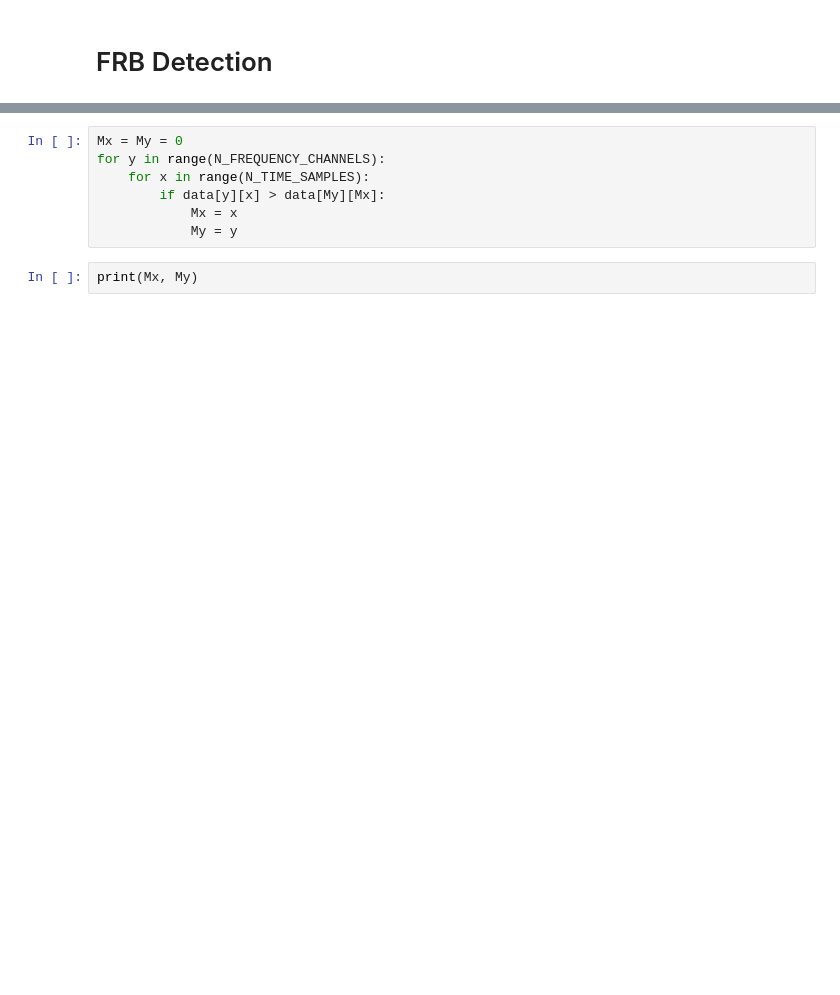
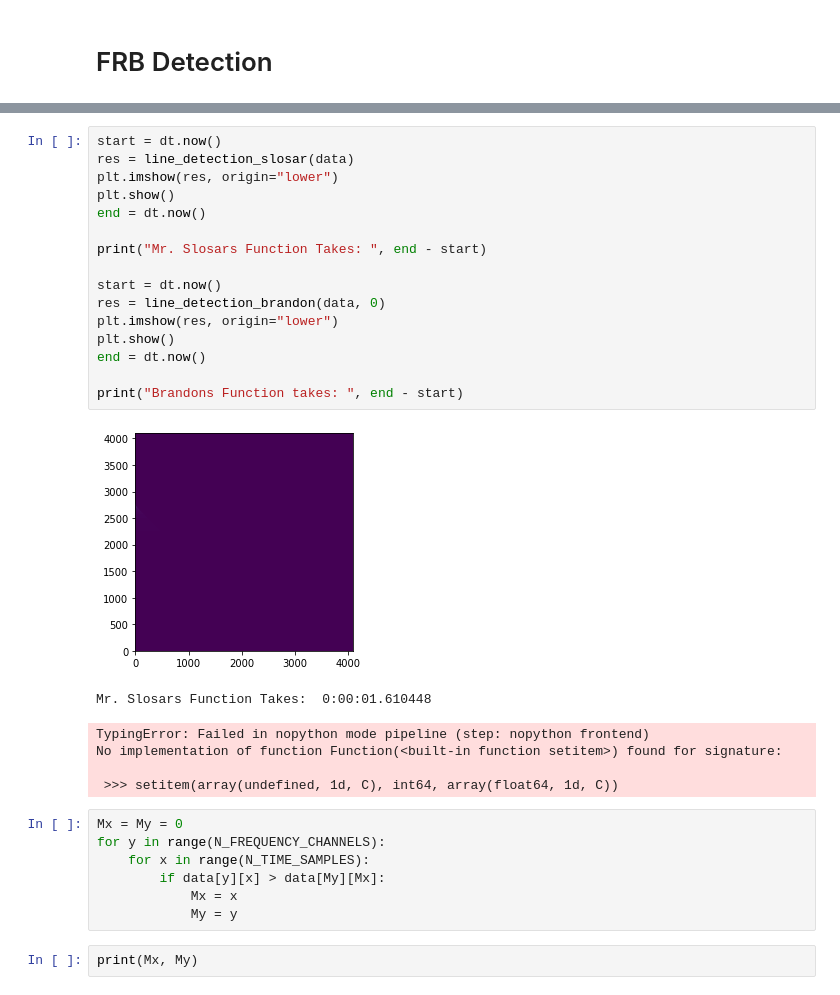
Before and after one commit to brandon-feder/BNL-FRB-Detection, a Jupyter notebook: generateData.ipynb, the cells around one changed output, grey strips where cells are left out. Cells and saved outputs as stored; diff of their text form; blank space fills up the shorter version.

```diff
--- a/generateData.ipynb
+++ b/generateData.ipynb
@@ -154,3 +126,26 @@ print(np.amax(data), np.where(data == np.amax(data)))
+# %%
+start = dt.now()
+res = line_detection_slosar(data)
+plt.imshow(res, origin="lower")
+plt.show()
+end = dt.now()
+
+print("Mr. Slosars Function Takes: ", end - start)
+
+start = dt.now()
+res = line_detection_brandon(data, 0)
+plt.imshow(res, origin="lower")
+plt.show()
+end = dt.now()
+
+print("Brandons Function takes: ", end - start)
+# %% [output]
+[figure, added]
+Mr. Slosars Function Takes:  0:00:01.610448
+TypingError: Failed in nopython mode pipeline (step: nopython frontend)
+No implementation of function Function(<built-in function setitem>) found for signature:
+
+ >>> setitem(array(undefined, 1d, C), int64, array(float64, 1d, C))
 # %%
 Mx = My = 0
 for y in range(N_FREQUENCY_CHANNELS):
```
Also changed, not shown: parts of 13 cells of this notebook.
